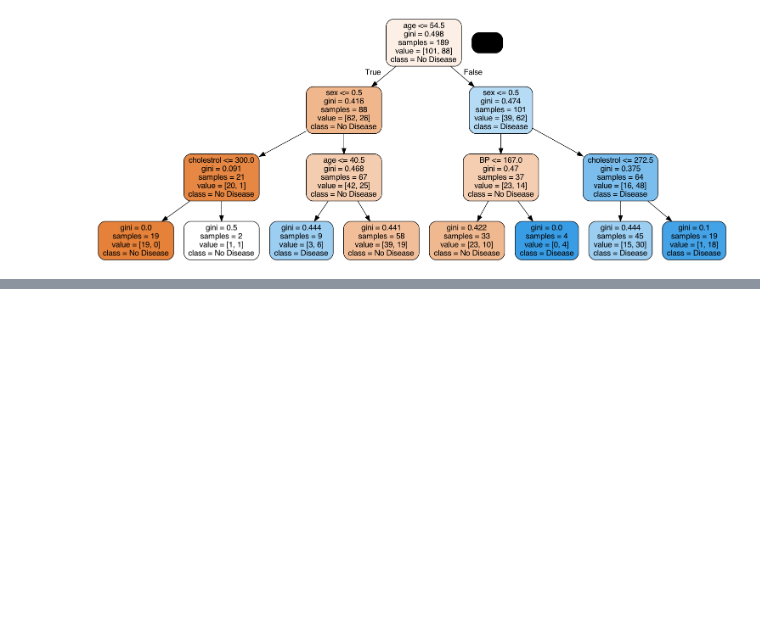
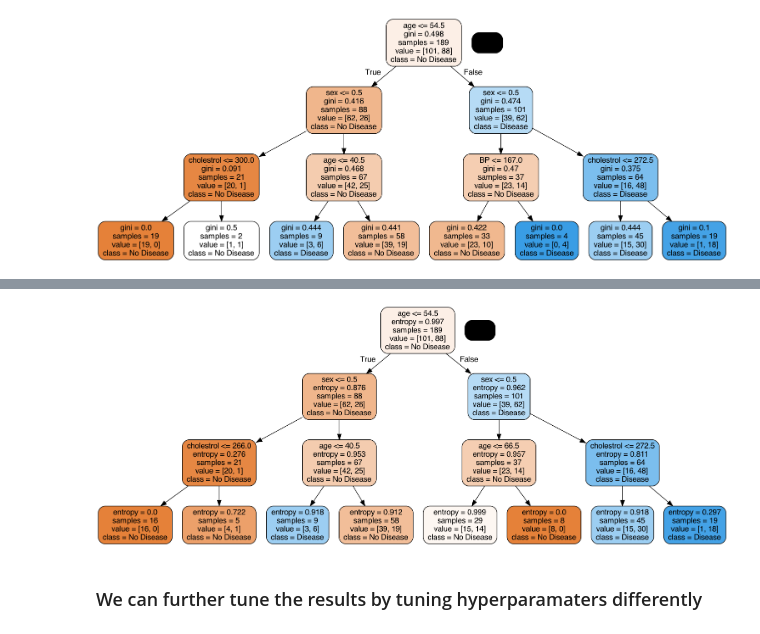
Before and after one commit to kc11381/Heart_Disease_and_Housing_Price_Prediction_Using_Decision_Tree_Random_Forest, a Jupyter notebook: heart_disease_prediction_using_decision_tree.ipynb, the cells around one changed output, grey strips where cells are left out. Saved outputs shown, nothing was run; the diff lists cells and outputs as text; code cells hidden in the pictures; blank space fills up the shorter version.

Commit message:
hyperparameter tuning for decision tree

```diff
--- a/heart_disease_prediction_using_decision_tree.ipynb
+++ b/heart_disease_prediction_using_decision_tree.ipynb
@@ -317,0 +325,19 @@ Test Confusion Matrix:
+# %%
+# For Grid search to work we need to specify few parameters
+params = {
+    'max_depth': [2, 3, 5, 10, 20],
+    'min_samples_leaf': [5, 10, 20, 50, 100],
+    'criterion': ['gini', 'entropy']
+}
+# so total 5*5*2 = 50 candidates for model because each setting of hyperaramter is a model
+# %%
+# cv = 4 means use 75% data for training and 25% of data for validation
+# for each iteration it will shuffle the data and another set of 75%:25% will be used.
+# n_jobs: if we have multiple proocessor it will try to use that
+# verbose = 1 wiill show the progress
+# scoring = accuracy, will be used to evaluate the model
+grid_search = GridSearchCV(estimator=dt, param_grid=params, cv=4, n_jobs=-1, verbose=1, scoring="accuracy")
+# %%
+%%time
+# %%time is used to see the time of execution, it has to be the first line of the cell.
+grid_search.fit(X_train, y_train)
@@ -317,0 +409,2 @@ Test Confusion Matrix:
+# %%
+dt_best = grid_search.best_estimator_
@@ -317,0 +423,7 @@ Test Confusion Matrix:
+# %%
+gph = get_dt_graph(dt_best)
+Image(gph.create_png())
+# %% [output]
+[figure, added]
+# %% [markdown]
+### We can further tune the results by tuning hyperparamaters differently
```
Also changed, not shown: parts of 59 cells of this notebook.
